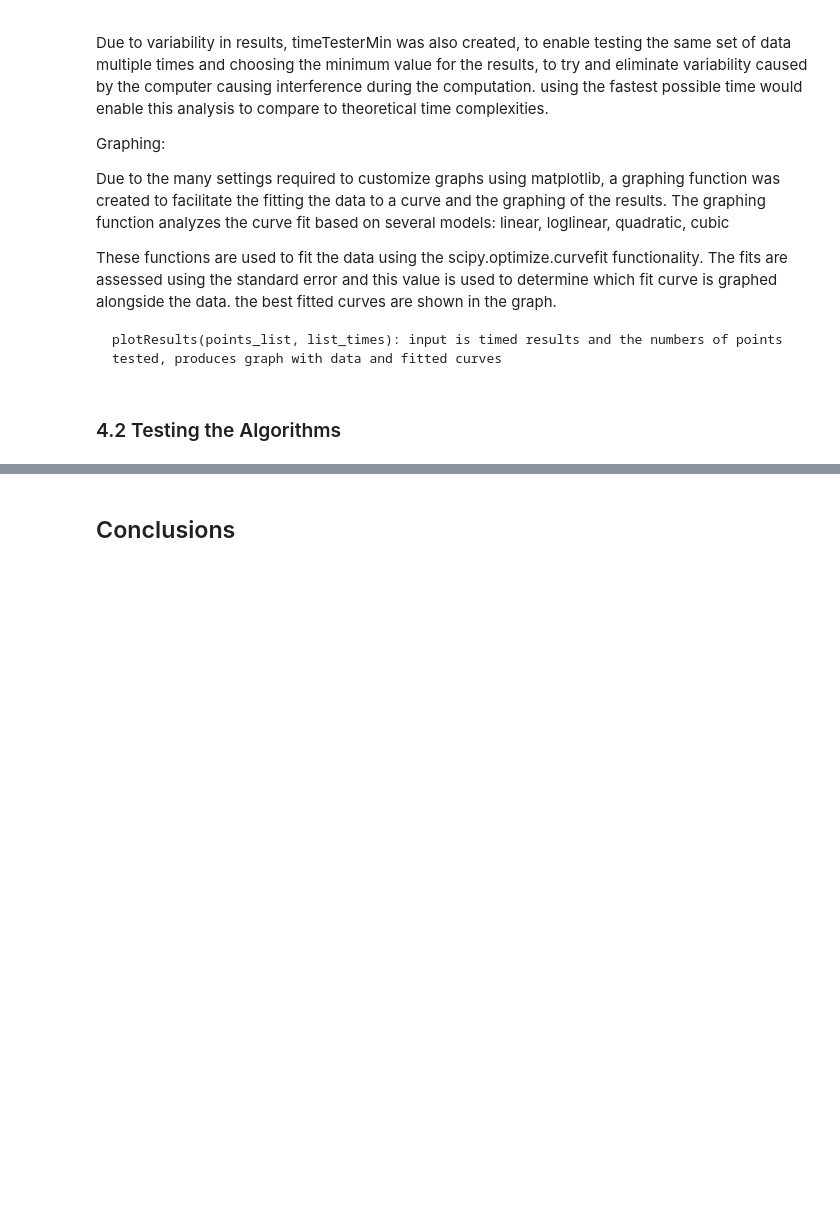
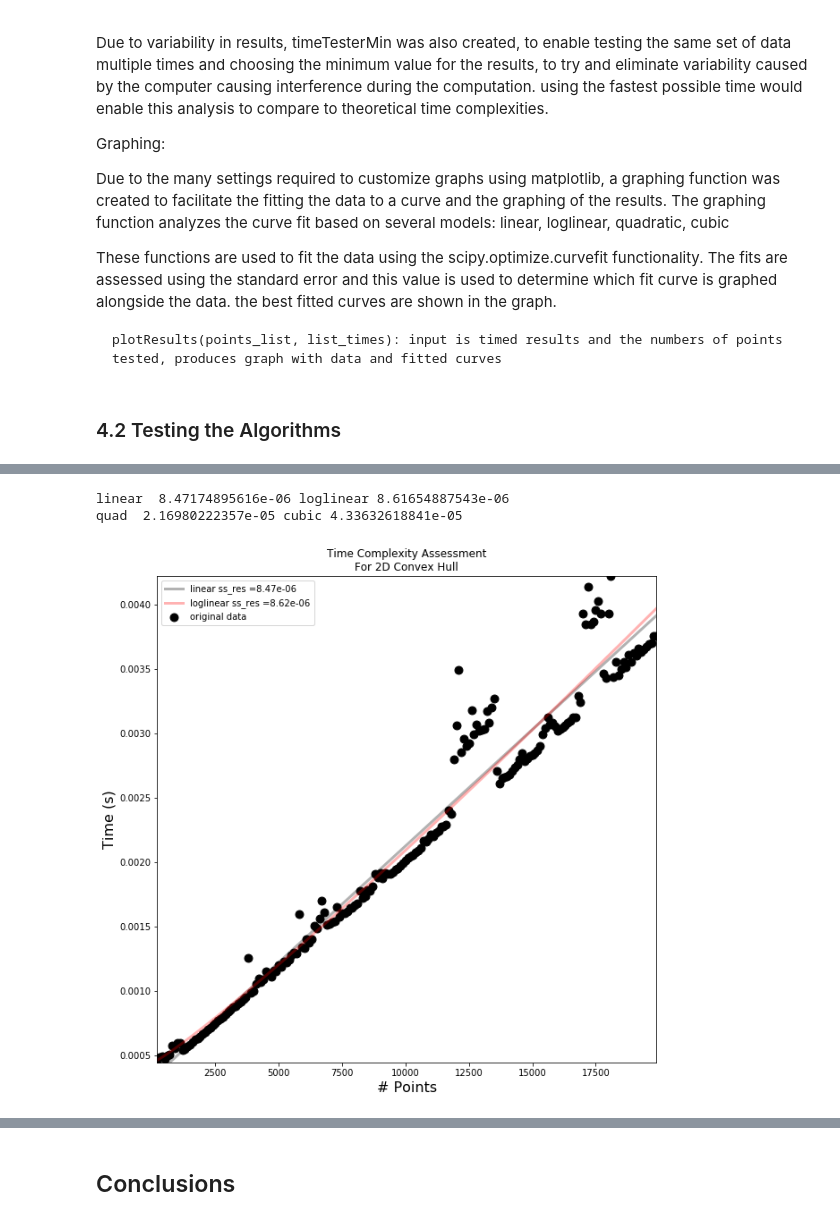
Before and after one commit to ajpagotto/ConvexHull, a Jupyter notebook: ConvexHull12.ipynb, the cells around one changed output, grey strips where cells are left out. Cells and saved outputs as stored; diff of their text form; code cells hidden in the pictures; blank space fills up the shorter version.

```diff
--- a/ConvexHull12.ipynb
+++ b/ConvexHull12.ipynb
@@ -715,0 +734,10 @@ plotResults(points_list, list_times)
+# %%
+# testing quick hull with min of trial times to reduce variability
+
+points_list = np.arange(200, 20000, 100)
+list_times = timeTesterMin(randomInHull, quickHull, points_list)
+plotResults(points_list, list_times)
+# %% [output]
+linear  8.47174895616e-06 loglinear 8.61654887543e-06
+quad  2.16980222357e-05 cubic 4.33632618841e-05
+[figure, added]
```
Also changed, not shown: parts of 38 cells of this notebook.
